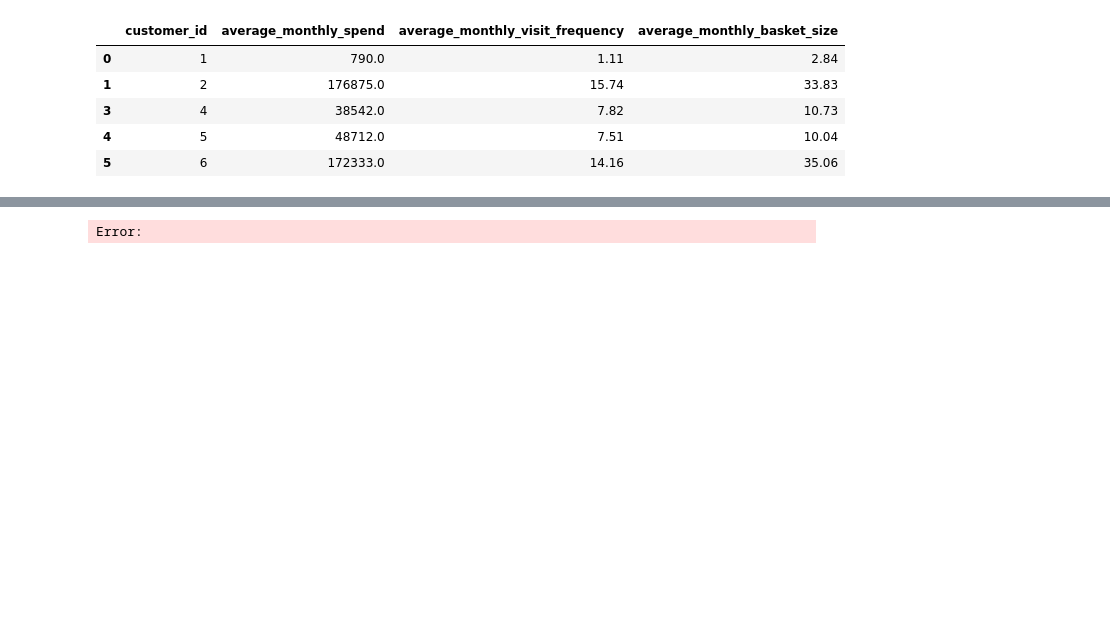
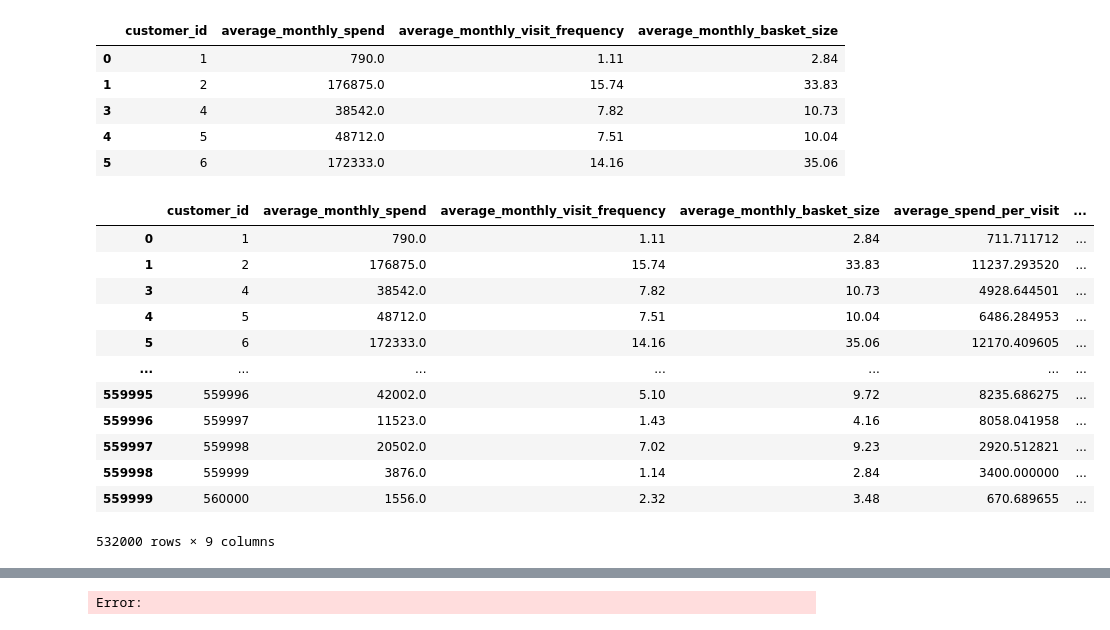
Before and after one commit to tharoosha/Datastrome_5.0, a Jupyter notebook: notebook_v1.ipynb, the cells around one changed output, grey strips where cells are left out. Cells and saved outputs as stored; diff of their text form; code cells hidden in the pictures; blank space fills up the shorter version.

```diff
--- a/notebook_v1.ipynb
+++ b/notebook_v1.ipynb
@@ -320,0 +329,16 @@ customer_data.head(5)
+# %%
+customer_data
+# %% [output]
+|  | customer_id | average_monthly_spend | average_monthly_visit_frequency | average_monthly_basket_size | average_spend_per_visit | ... |
+| 0 | 1 | 790.0 | 1.11 | 2.84 | 711.711712 | ... |
+| 1 | 2 | 176875.0 | 15.74 | 33.83 | 11237.293520 | ... |
+| 3 | 4 | 38542.0 | 7.82 | 10.73 | 4928.644501 | ... |
+| 4 | 5 | 48712.0 | 7.51 | 10.04 | 6486.284953 | ... |
+| 5 | 6 | 172333.0 | 14.16 | 35.06 | 12170.409605 | ... |
+| ... | ... | ... | ... | ... | ... | ... |
+| 559995 | 559996 | 42002.0 | 5.10 | 9.72 | 8235.686275 | ... |
+| 559996 | 559997 | 11523.0 | 1.43 | 4.16 | 8058.041958 | ... |
+| 559997 | 559998 | 20502.0 | 7.02 | 9.23 | 2920.512821 | ... |
+| 559998 | 559999 | 3876.0 | 1.14 | 2.84 | 3400.000000 | ... |
+| 559999 | 560000 | 1556.0 | 2.32 | 3.48 | 670.689655 | ... |
+532000 rows × 9 columns
```
Also changed, not shown: parts of 15 cells of this notebook.
